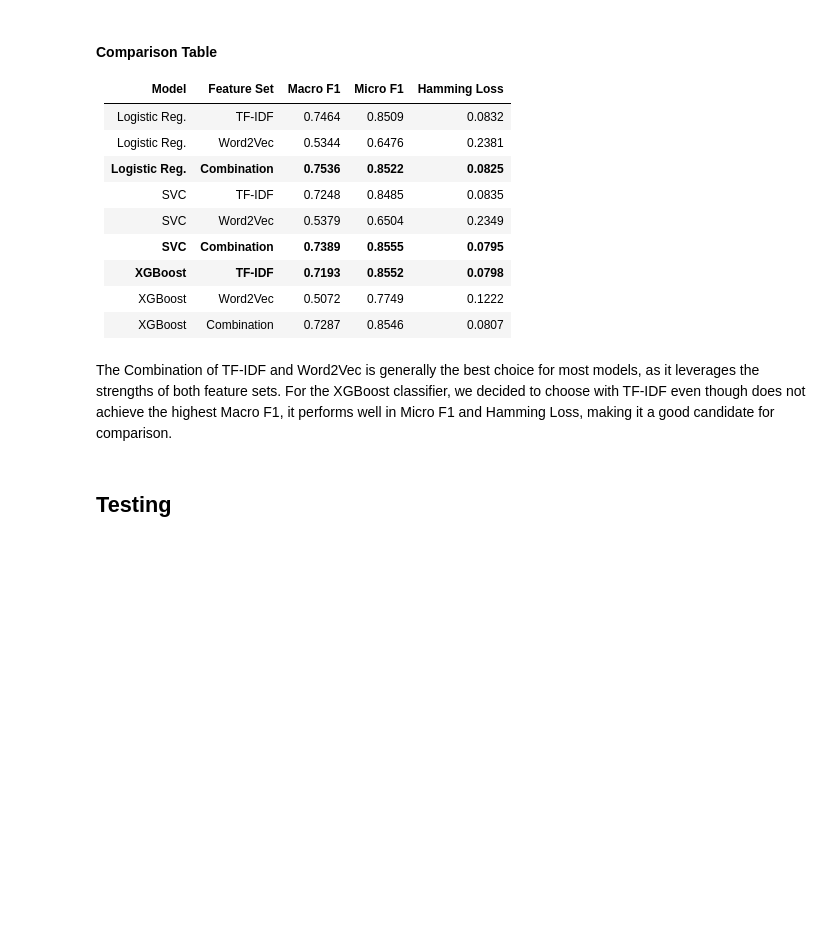
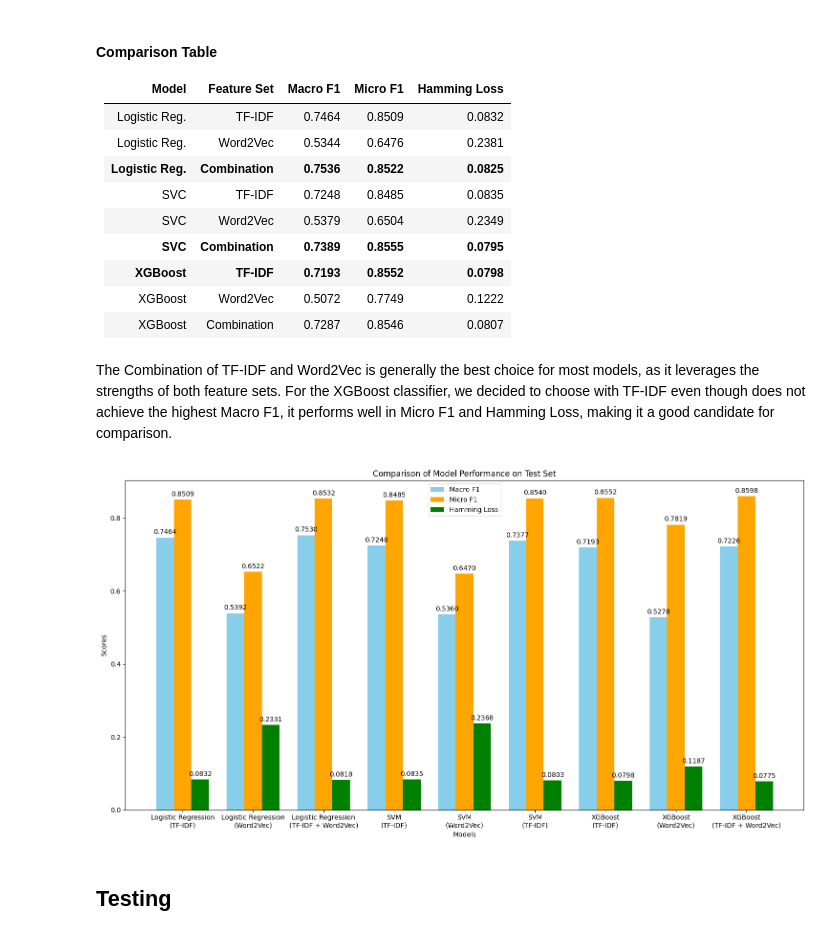
Before and after one commit to martapereira0/NLP-Text_Classification, a Jupyter notebook: main.ipynb, the cells around one changed output. Drawn from its saved outputs; the diff is of its cells as text; code cells hidden in the pictures; blank space fills up the shorter version.

Commit message:
add visualization

```diff
--- a/main.ipynb
+++ b/main.ipynb
@@ -1150,6 +1181,14 @@ macro_f1, micro_f1, hamming = evaluate_model(
     "XGBoost (Pipeline)",
     model_xgb
 )
+
+train_results.append({
+    'Model': 'XGBoost',
+    'Feature Set': 'TF-IDF',
+    'Macro F1': macro_f1,
+    'Micro F1': micro_f1,
+    'Hamming Loss': hamming
+})
 # %% [output]
 === XGBoost (Pipeline) ===
 Relatório de Classificação por Rótulo:
@@ -1210,7 +1256,16 @@ model_xgb_combined = OneVsRestClassifier(XGBClassifier(
     n_estimators=100, max_depth=6, learning_rate=0.1, random_state=42,
     scale_pos_weight=scale_pos_weights[0], eval_metric='logloss'
 ))
-evaluate_model(X_train_combined, X_val_combined, y_train, y_val, "XGBoost (TF-IDF + Word2Vec)", model_xgb_combined)
+
+macro_f1, micro_f1, hamming = evaluate_model(X_train_combined, X_val_combined, y_train, y_val, "XGBoost (TF-IDF + Word2Vec)", model_xgb_combined)
+
+train_results.append({
+    'Model': 'XGBoost',
+    'Feature Set': 'TF-IDF + Word2Vec',
+    'Macro F1': macro_f1,
+    'Micro F1': micro_f1,
+    'Hamming Loss': hamming
+})
 # %% [output]
 === XGBoost (TF-IDF + Word2Vec) ===
 Relatório de Classificação por Rótulo:
@@ -1248,6 +1302,39 @@ Hamming Loss: 0.0744
 | XGBoost       | Combination   | 0.7287   | 0.8546   | 0.0807       |
 # %% [markdown]
 The Combination of TF-IDF and Word2Vec is generally the best choice for most models, as it leverages the strengths of both feature sets. For the XGBoost classifier, we decided to choose with TF-IDF even though does not achieve the highest Macro F1, it performs well in Micro F1 and Hamming Loss, making it a good candidate for comparison.
+# %%
+# Extract data for the graph
+models = [result['Model'] for result in train_results]
+feature_sets = [result['Feature Set'] for result in train_results]
+macro_f1 = [result['Macro F1'] for result in train_results]
+micro_f1 = [result['Micro F1'] for result in train_results]
+hamming_loss = [result['Hamming Loss'] for result in train_results]
+
+# Create a bar chart
+x = np.arange(len(models))  # the label locations
+width = 0.25  # the width of the bars
+
+fig, ax = plt.subplots(figsize=(15, 8))
+bars1 = ax.bar(x - width, macro_f1, width, label='Macro F1', color='skyblue')
+bars2 = ax.bar(x, micro_f1, width, label='Micro F1', color='orange')
+bars3 = ax.bar(x + width, hamming_loss, width, label='Hamming Loss', color='green')
+
+# Add labels, title, and legend
+ax.set_xlabel('Models')
+ax.set_ylabel('Scores')
+ax.set_title('Comparison of Model Performance on Test Set')
+ax.set_xticks(x)
+ax.set_xticklabels([f"{model}\n({feature_set})" for model, feature_set in zip(models, feature_sets)])
+ax.legend()
+
+# Add value annotations on the bars
+for bars in [bars1, bars2, bars3]:
+    ax.bar_label(bars, fmt='%.4f', padding=3)
+
+plt.tight_layout()
+plt.show()
+# %% [output]
+[figure, added]
 # %% [markdown]
 ## **Testing**
 # %%
```
Also changed, not shown: parts of 17 cells of this notebook.
